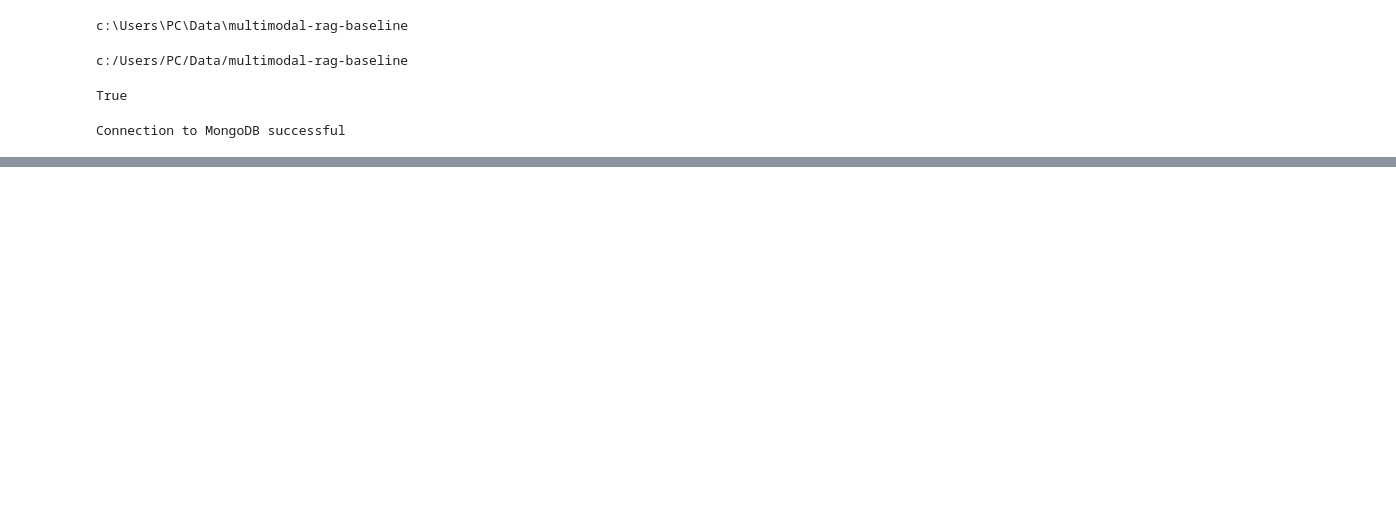
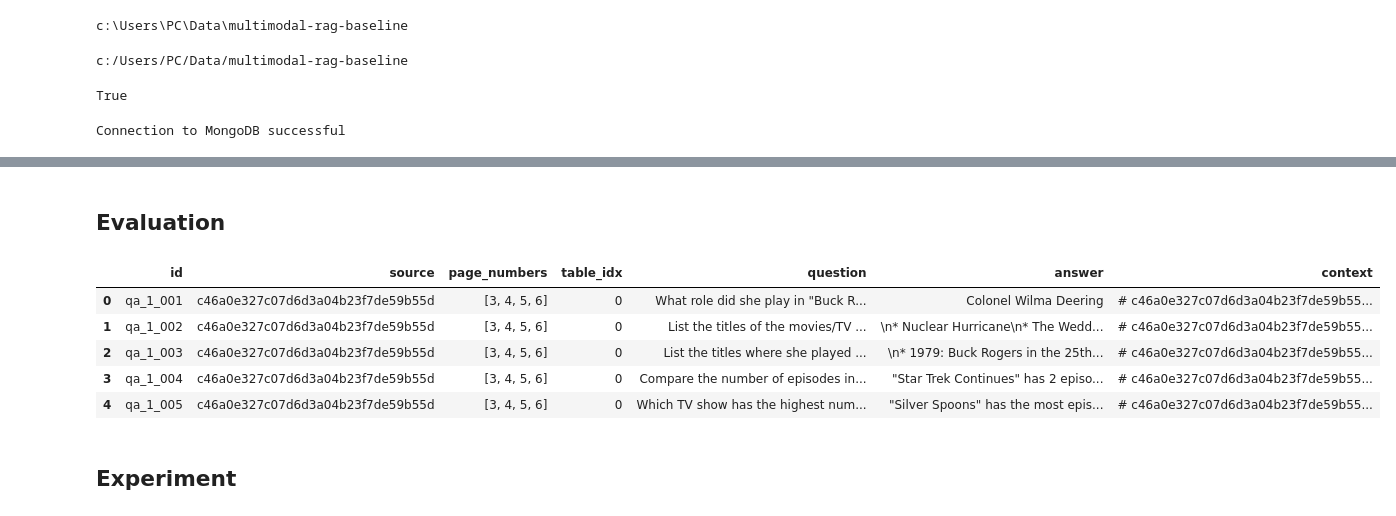
Before and after one commit to trlhvinh04/multimodal-rag-baseline, a Jupyter notebook: notebooks/LLM_parse/Rag_summary_LLM copy.ipynb, the cells around one changed output, grey strips where cells are left out. Drawn from its saved outputs; the diff is of its cells as text; code cells hidden in the pictures; blank space fills up the shorter version.

```diff
--- a/notebooks/LLM_parse/Rag_summary_LLM copy.ipynb
+++ b/notebooks/LLM_parse/Rag_summary_LLM copy.ipynb
@@ -102,0 +112,17 @@ Tổng cộng: 10 bảng được tìm thấy.
+# %%
+tables_sources = json.load(open(f"{data_dir}/final_results.json"))
+sources = list(tables_sources.keys())
+print(f"Tổng cộng có {len(sources)} nguồn tài liệu:")
+for source in sources:
+    print(f"source {source} has {len(tables_sources[source])} tables")
+    print("-" * 100)
+    # Loop through each table in the source
+    for table in tables_sources[source]:
+
+        ## Mỗi 1 table có các keys là ['table_content', 'page_numbers', 'source', 'table_idx']
+        ## Trong đó table_content là markdown của bảng
+        ## page_numbers là list các page number mà bảng xuất hiện
+        ## source là tên của pdf
+        ## table_idx là index của bảng trong pdf
+        print(table['table_content'])
+        print("-" * 100)
@@ -221,0 +557,2 @@ print(tokenizer.decode(response[0]))
+# %% [markdown]
+## Evaluation
@@ -221,0 +562,15 @@ print(tokenizer.decode(response[0]))
+# %%
+import json
+
+with open(f"{data_dir}/generated_qa_pairs_final.json", "r", encoding="utf-8") as f:
+    eval_data = json.load(f)
+
+eval_df = pd.DataFrame(eval_data)
+eval_df.head()
+# %% [output]
+|  | id | source | page_numbers | table_idx | question | answer | context |
+| 0 | qa_1_001 | c46a0e327c07d6d3a04b23f7de59b55d | [3, 4, 5, 6] | 0 | What role did she play in "Buck R... | Colonel Wilma Deering | # c46a0e327c07d6d3a04b23f7de59b55... |
+| 1 | qa_1_002 | c46a0e327c07d6d3a04b23f7de59b55d | [3, 4, 5, 6] | 0 | List the titles of the movies/TV ... | \n* Nuclear Hurricane\n* The Wedd... | # c46a0e327c07d6d3a04b23f7de59b55... |
+| 2 | qa_1_003 | c46a0e327c07d6d3a04b23f7de59b55d | [3, 4, 5, 6] | 0 | List the titles where she played ... | \n* 1979: Buck Rogers in the 25th... | # c46a0e327c07d6d3a04b23f7de59b55... |
+| 3 | qa_1_004 | c46a0e327c07d6d3a04b23f7de59b55d | [3, 4, 5, 6] | 0 | Compare the number of episodes in... | "Star Trek Continues" has 2 episo... | # c46a0e327c07d6d3a04b23f7de59b55... |
+| 4 | qa_1_005 | c46a0e327c07d6d3a04b23f7de59b55d | [3, 4, 5, 6] | 0 | Which TV show has the highest num... | "Silver Spoons" has the most epis... | # c46a0e327c07d6d3a04b23f7de59b55... |
@@ -221,0 +664,2 @@ print(tokenizer.decode(response[0]))
+# %% [markdown]
+## Experiment
```
Also changed, not shown: parts of 38 cells of this notebook, 3 other files.
